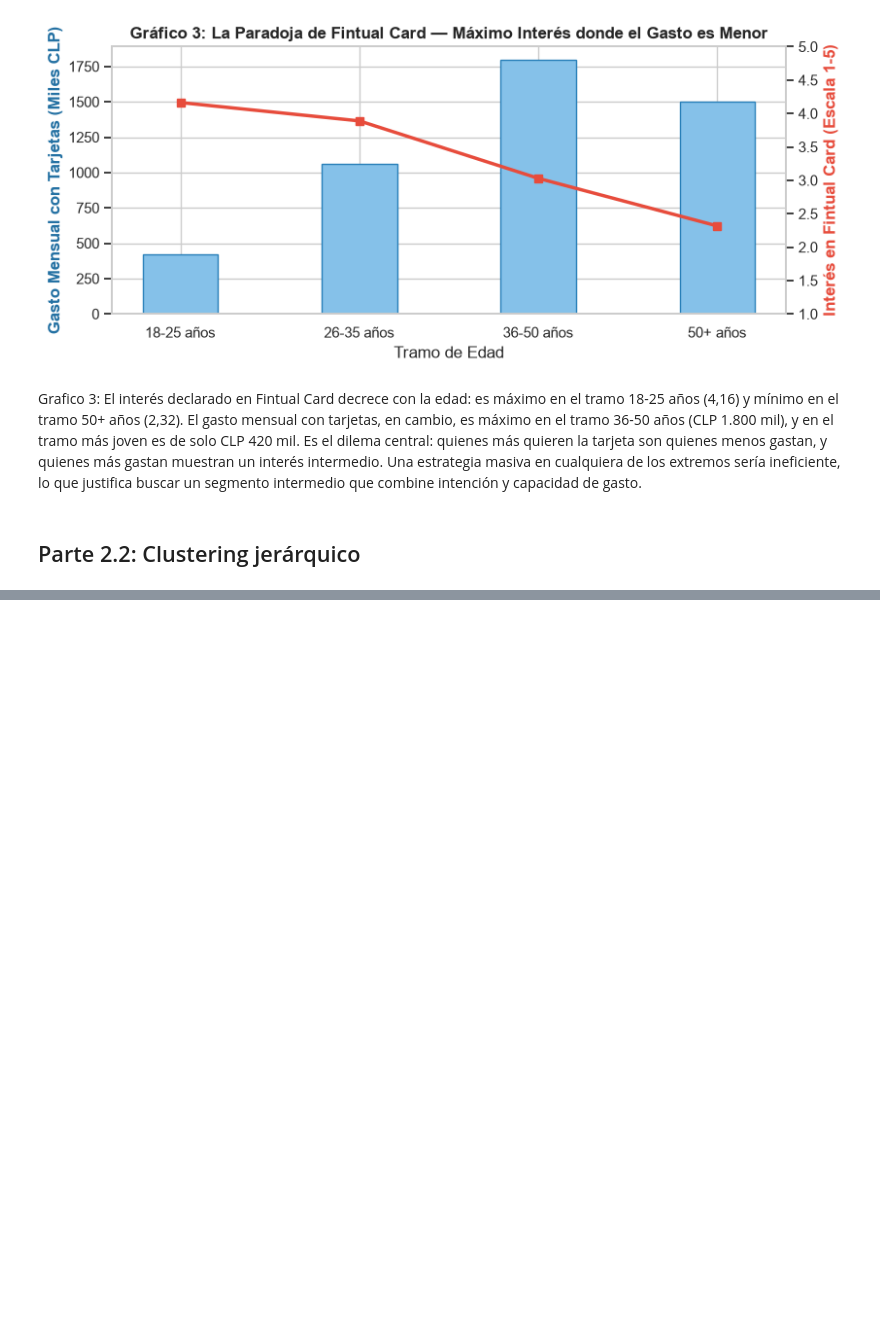
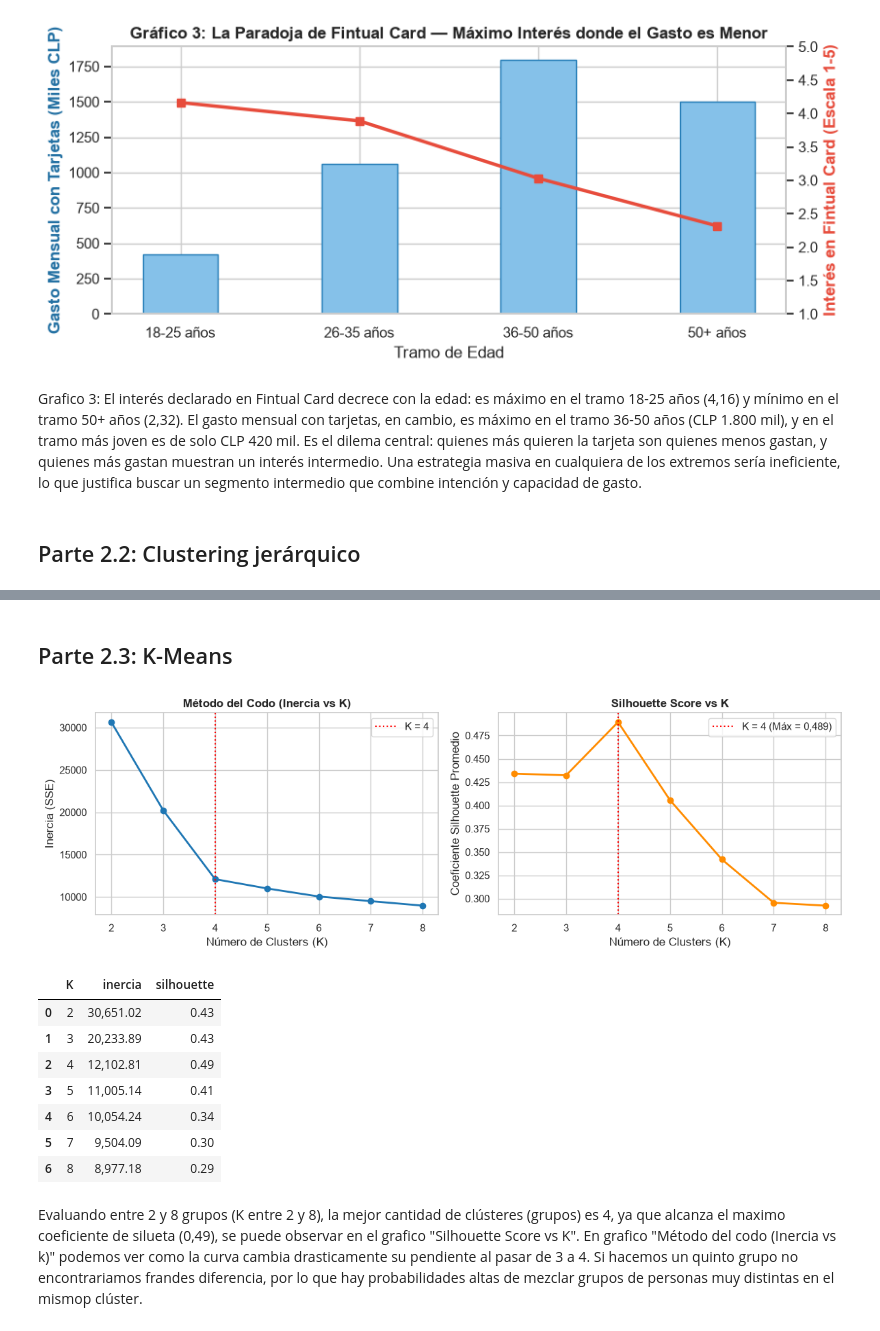
Before and after one commit to fcisternasg/fintual-card-marketing-analytics, a Jupyter notebook: Taller_Fintual_Limpio.ipynb, the cells around one changed output, grey strips where cells are left out. Cells and saved outputs as stored; diff of their text form; code cells hidden in the pictures; blank space fills up the shorter version.

Commit message:
Parte 2 99% completa (Falta rellenar citas)

```diff
--- a/Taller_Fintual_Limpio.ipynb
+++ b/Taller_Fintual_Limpio.ipynb
@@ -382,0 +427,41 @@ X_scaled_log = scaler_log.fit_transform(usuarios_log)
+# %% [markdown]
+## Parte 2.3: K-Means
+# %%
+# 1. Evaluar K entre 2 y 8 sobre la matriz estandarizada con log1p (X_scaled_log)
+resultados_k = []
+for k in range(2, 9):
+    km = KMeans(n_clusters=k, init="k-means++", n_init=10, random_state=42).fit(X_scaled_log)
+    sil = silhouette_score(X_scaled_log, km.labels_)
+    resultados_k.append((k, km.inertia_, sil))
+
+resumen_kmeans = pd.DataFrame(resultados_k, columns=["K", "inercia", "silhouette"])
+# %%
+# 2. Gráficos de Codo y Silhouette lado a lado
+fig, ax = plt.subplots(1, 2, figsize=(12, 4))
+ax[0].plot(resumen_kmeans["K"], resumen_kmeans["inercia"], "o-", color="tab:blue", linewidth=2)
+ax[0].axvline(4, color="red", linestyle=":", label="K = 4")
+ax[0].set_title("Método del Codo (Inercia vs K)", fontweight="bold")
+ax[0].set_xlabel("Número de Clusters (K)")
+ax[0].set_ylabel("Inercia (SSE)")
+ax[0].legend()
+ax[1].plot(resumen_kmeans["K"], resumen_kmeans["silhouette"], "o-", color="darkorange", linewidth=2)
+ax[1].axvline(4, color="red", linestyle=":", label="K = 4 (Máx = 0,489)")
+ax[1].set_title("Silhouette Score vs K", fontweight="bold")
+ax[1].set_xlabel("Número de Clusters (K)")
+ax[1].set_ylabel("Coeficiente Silhouette Promedio")
+ax[1].legend()
+plt.tight_layout()
+plt.show()
+display(resumen_kmeans.round(3))
+# %% [output]
+[figure, added]
+|  | K | inercia | silhouette |
+| 0 | 2 | 30,651.02 | 0.43 |
+| 1 | 3 | 20,233.89 | 0.43 |
+| 2 | 4 | 12,102.81 | 0.49 |
+| 3 | 5 | 11,005.14 | 0.41 |
+| 4 | 6 | 10,054.24 | 0.34 |
+| 5 | 7 | 9,504.09 | 0.30 |
+| 6 | 8 | 8,977.18 | 0.29 |
+# %% [markdown]
+Evaluando entre 2 y 8 grupos (K entre 2 y 8), la mejor cantidad de clústeres (grupos) es 4, ya que alcanza el maximo coeficiente de silueta (0,49), se puede observar en el grafico "Silhouette Score vs K". En grafico "Método del codo (Inercia vs k)" podemos ver como la curva cambia drasticamente su pendiente al pasar de 3 a 4. Si hacemos un quinto grupo no encontrariamos frandes diferencia, por lo que hay probabilidades altas de mezclar grupos de personas muy distintas en el mismop clúster.
```
Also changed, not shown: parts of 14 cells of this notebook.
